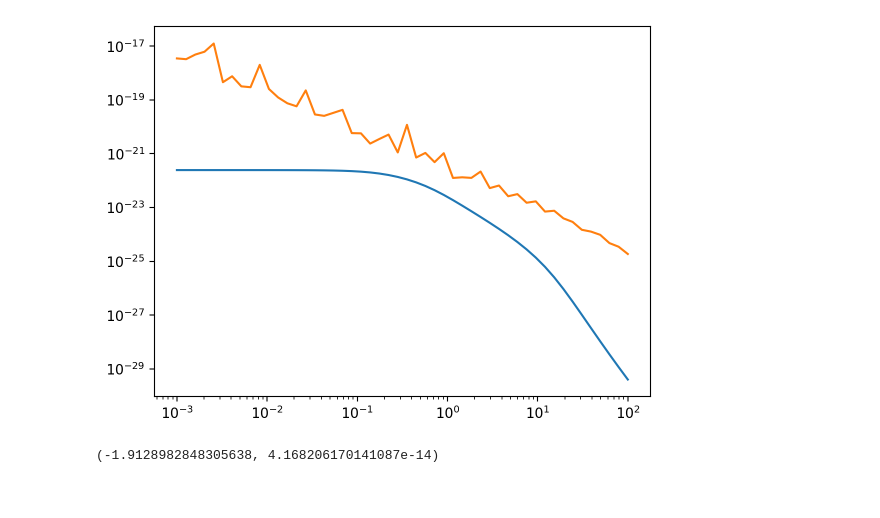
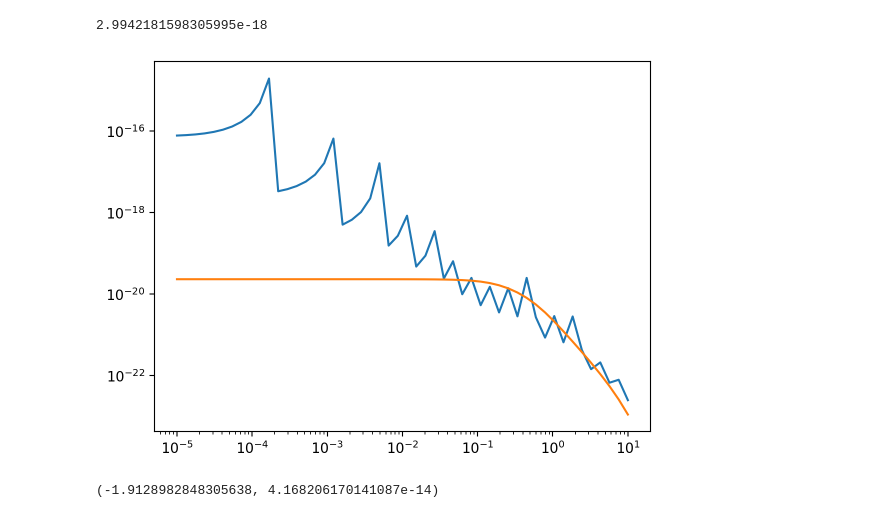
Before and after one commit to yenhsunlin/SNnuBDM2, a Jupyter notebook: src/crox.ipynb, the cells around one changed output. Cells and saved outputs as stored; diff of their text form; code cells hidden in the pictures.

```diff
--- a/src/crox.ipynb
+++ b/src/crox.ipynb
@@ -276,3 +277,23 @@ def totalCrossSectionElectronDM(Tx,mx,mV,eps,gD):
     dsdt = lambda t: diffCrossSectionElectronDM(s,t,mx,mV)*to_cm2*(eps*gD)**2*e2
     totCrox,_ = quad(dsdt,tm,tp)
     return totCrox
+# %%
+Tx = 1
+mx_ls = np.logspace(-5,1,50)
+gV = 1
+gD = 1
+eps = 1
+psi_ls = np.logspace(-2,np.log10(np.pi),20)
+sigxv_quad = []
+sigxv_vegas = []
+integ = vegas.Integrator([[0, np.pi]])
+for mx in mx_ls:
+    def f(psi):
+        return diffCrossSectionNuDM(psi,Tx,mx,mx/3,gV,gD,max_Ev = 100)
+    result = integ(f, nitn=10, neval=5000)
+    try:
+        sigxv_vegas.append(result[0].mean)
+    except:
+        sigxv_vegas.append(result.mean)
+
+    sigxv_quad.append(quad(lambda psi: diffCrossSectionNuDM(psi,Tx,mx,mx/3,gV,gD,max_Ev=100),0,np.pi)[0])
@@ -279,6 +318,10 @@ def totalCrossSectionElectronDM(Tx,mx,mV,eps,gD):
+# %%
+result[0].mean
+# %% [output]
+2.9942181598305995e-18
 # %%
 Tx = 1
-mx_ls = np.logspace(-3,2,50)
+mx_ls = np.logspace(-5,1,50)
 gV = 1
 gD = 1
 eps = 1
@@ -287,7 +330,8 @@ sigxe = []
 sigxv = []
 for mx in mx_ls:
     sigxe.append(quad(lambda Tx: totalCrossSectionElectronDM(Tx,mx,mx/3,eps,gD),5,100)[0])
-    sigxv.append(dblquad(lambda psi,Tx: diffCrossSectionNuDM(psi,Tx,mx,mx/3,gV,gD),5,100,-np.pi,0)[0])
+    #sigxv.append(quad(lambda psi: diffCrossSectionNuDM(psi,Tx,mx,mx/3,gV,gD,max_Ev=100),0,np.pi)[0])
+    #sigxv_newton.append(diffCrossSectionNuDM(psi,Tx,mx,mx/3,gV,gD,method='newton')
 
 #sigxv_psi_mx1keV = []
 #sigxv_psi_mx30keV = []
@@ -295,13 +339,13 @@ for mx in mx_ls:
 #    sigxv_psi_mx1keV.append(diffCrossSectionNuDM(psi,Tx,0.001,0.001/3,gV,gD))
 #    sigxv_psi_mx30keV.append(diffCrossSectionNuDM(psi,Tx,0.030,0.030/3,gV,gD))
 # %%
-plt.plot(mx_ls,np.asarray(sigxe)/95)
-plt.plot(mx_ls,np.asarray(sigxv)/95)
+plt.plot(mx_ls,np.asarray(sigxv))
+plt.plot(mx_ls,np.asarray(sigxe))
 plt.xscale('log')
 plt.yscale('log')
 #plt.ylim(1e-27,3e-26)
 # %% [output]
-[figure, old version]
+[figure, new version]
 # %%
 dblquad(lambda y,x: np.sin(x)*np.sin(y),-1,2,np.pi,0)
 # %% [output]
```
Also changed, not shown: parts of 3 cells of this notebook, 2 other files.
